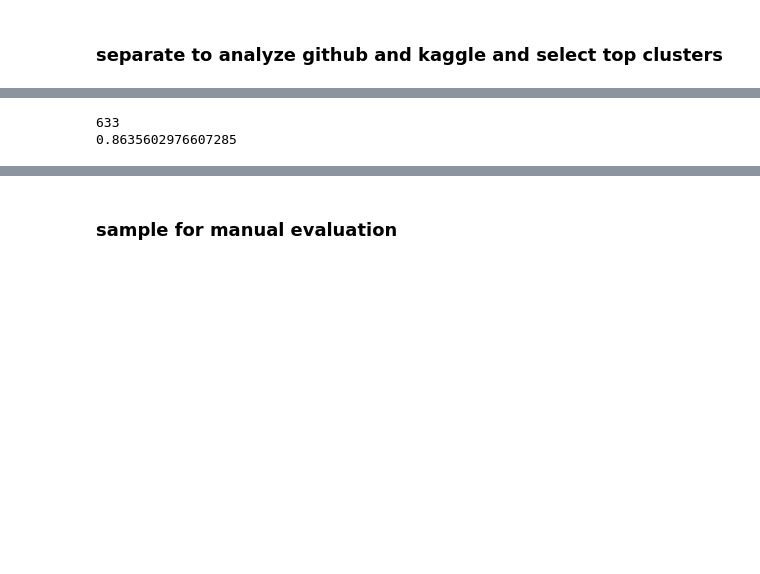
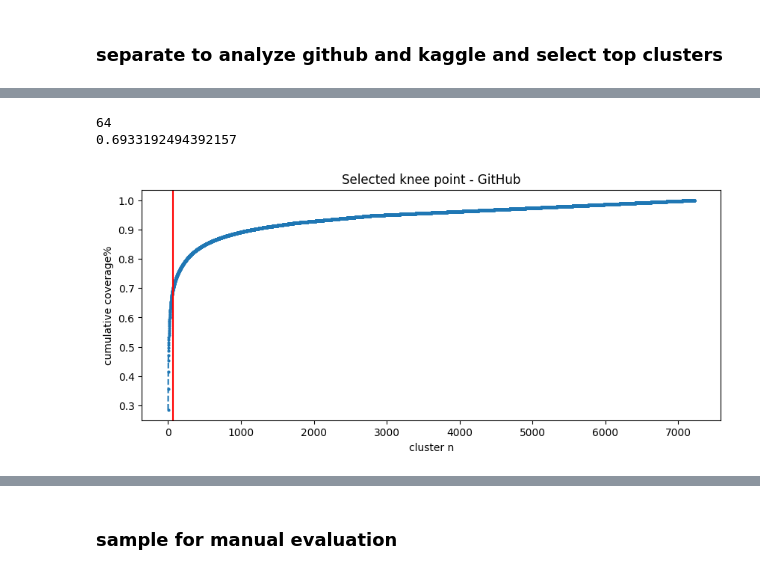
Before and after one commit to PELAB-LiU/jupyter_nbs_empirical, a Jupyter notebook: notebook_error_preprocess_[final2]_pregroup_mlnb.ipynb, the cells around one changed output, grey strips where cells are left out. Saved outputs shown, nothing was run; the diff lists cells and outputs as text; code cells hidden in the pictures; blank space fills up the shorter version.

```diff
--- a/notebook_error_preprocess_[final2]_pregroup_mlnb.ipynb
+++ b/notebook_error_preprocess_[final2]_pregroup_mlnb.ipynb
@@ -283,11 +288,16 @@ The knee point is at number: 633
 # %%
 # print(cumsum_percentage_g.searchsorted(0.85)) # num of clusters needed for cover certain percent of errors
-cutoff_cluster_size_g = 9
-print(sum(df_err_grouped_cluster_size_g>=cutoff_cluster_size_g)) # num of clusters needed for cluster size over ceratin number
+cutoff_cluster_size_g = 100
+n_clusters_g = sum(df_err_grouped_cluster_size_g>=cutoff_cluster_size_g)
+print(n_clusters_g) # num of clusters needed for cluster size over ceratin number
 print(sum(df_err_grouped_cluster_size_g[df_err_grouped_cluster_size_g>=cutoff_cluster_size_g])/df_err_grouped_g.eid.nunique()) # percentage
 # %% [output]
-633
-0.8635602976607285
+64
+0.6933192494392157
+# %%
+cluster_util.plot_elbow(cumsum_percentage_g, n_clusters_g, title="Selected knee point - GitHub")
+# %% [output]
+[figure, added]
 # %%
 # take union
 selected_clusters = df_err_grouped_cluster_size_g[df_err_grouped_cluster_size_g>=cutoff_cluster_size_g].index.union(
```
Also changed, not shown: parts of 13 cells of this notebook, 1 other file.
